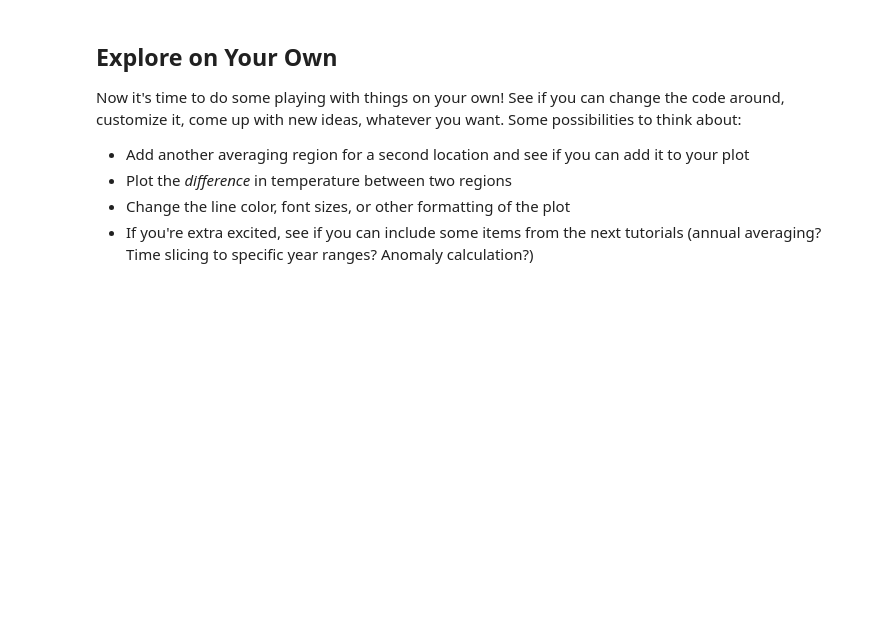
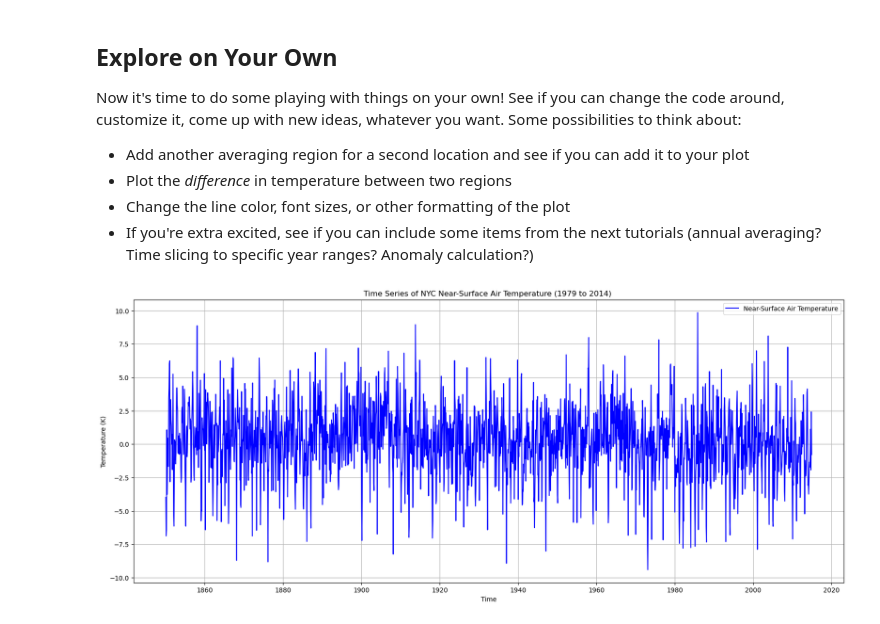
Before and after one commit to imsibaja/Time-Series-Plots, a Jupyter notebook: Workbook_Tutorial1.ipynb, the cells around one changed output. Cells and saved outputs as stored; diff of their text form; code cells hidden in the pictures; blank space fills up the shorter version.

```diff
--- a/Workbook_Tutorial1.ipynb
+++ b/Workbook_Tutorial1.ipynb
@@ -178,3 +181,28 @@ Now it's time to do some playing with things on your own! See if you can change
 - Plot the *difference* in temperature between two regions
 - Change the line color, font sizes, or other formatting of the plot
 - If you're extra excited, see if you can include some items from the next tutorials (annual averaging? Time slicing to specific year ranges? Anomaly calculation?)
+# %%
+# Define min/max bounds for region of interest (NYC)
+lat_min, lat_max = 40, 41.5
+lon_min, lon_max = 285.5, 287
+# %%
+# Define logical mask: True when lat/lon inside the valid ranges, False elsewhere
+tas_NYC_lat = (tas.lat >= lat_min) & (tas.lat <= lat_max)
+tas_NYC_lon = (tas.lon >= lon_min) & (tas.lon <= lon_max)
+
+# Find points where the mask value is True, drop all other points
+tas_NYC = tas.where(tas_NYC_lat & tas_NYC_lon, drop=True)
+# %%
+# Average over lat, lon dimensions to get a time series
+tas_NYC = tas_NYC.mean(dim=["lat", "lon"])
+# %%
+fig, ax = plt.subplots(figsize=(20, 8))
+ax.plot(time, tas_NYC-tas_SCRV, label='Near-Surface Air Temperature', color='b')
+ax.set_title("Time Series of NYC Near-Surface Air Temperature (1979 to 2014) ")
+ax.set_xlabel("Time")
+ax.set_ylabel("Temperature (K)")
+ax.legend()
+ax.grid()
+plt.show()
+# %% [output]
+[figure, added]
```
Also changed, not shown: parts of 5 cells of this notebook, 1 other file.
